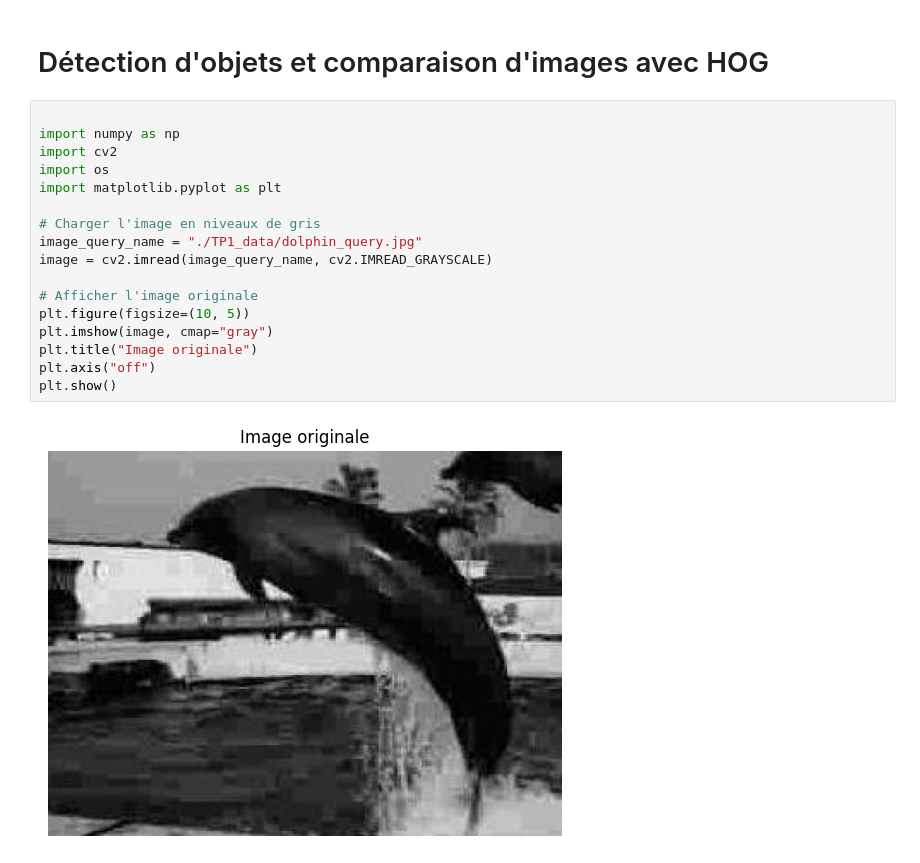
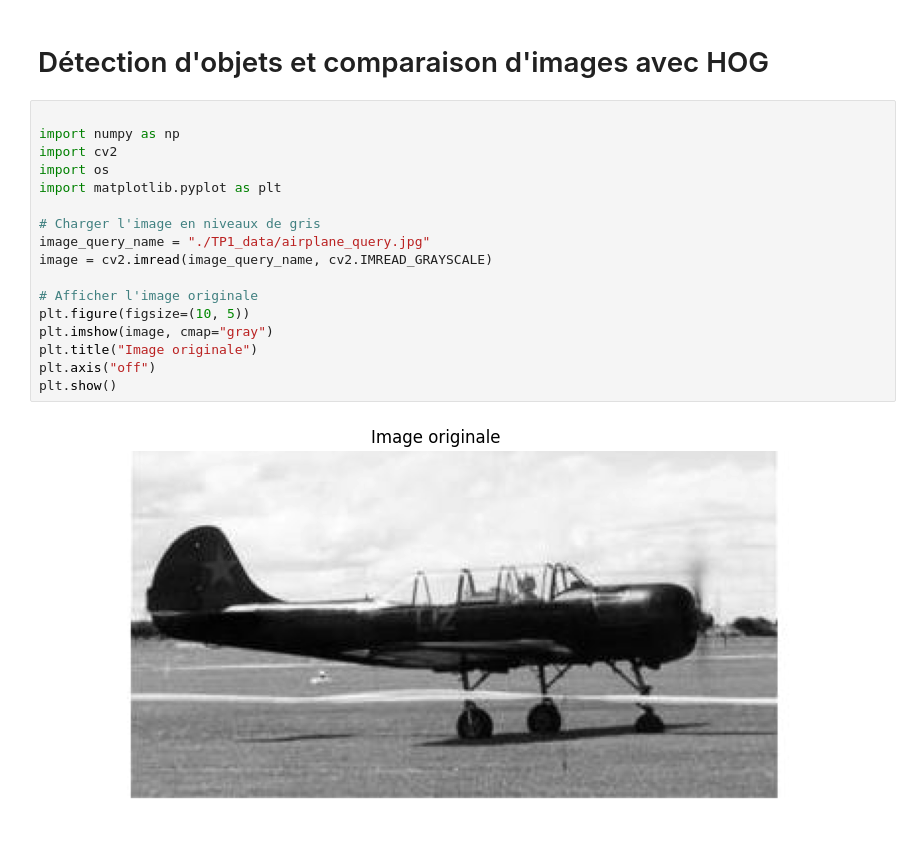
Before and after one commit to Yassine-Serroukhe-Idrissi/INF6804, a Jupyter notebook: TP1/HOG.ipynb, the cells around one changed output. Drawn from its saved outputs; the diff is of its cells as text.

```diff
--- a/TP1/HOG.ipynb
+++ b/TP1/HOG.ipynb
@@ -3,22 +3,22 @@
 # %%
 
 import numpy as np
 import cv2
 import os
 import matplotlib.pyplot as plt
 
 # Charger l'image en niveaux de gris
-image_query_name = "./TP1_data/dolphin_query.jpg"
+image_query_name = "./TP1_data/airplane_query.jpg"
 image = cv2.imread(image_query_name, cv2.IMREAD_GRAYSCALE)
 
 # Afficher l'image originale
 plt.figure(figsize=(10, 5))
 plt.imshow(image, cmap="gray")
 plt.title("Image originale")
 plt.axis("off")
 plt.show()
 # %% [output]
-[figure, old version]
+[figure, new version]
 # %%
 
 # 1. Appliquer un filtre de débruitage adaptatif (bilateralFilter)
```
Also changed, not shown: parts of 6 cells of this notebook.
